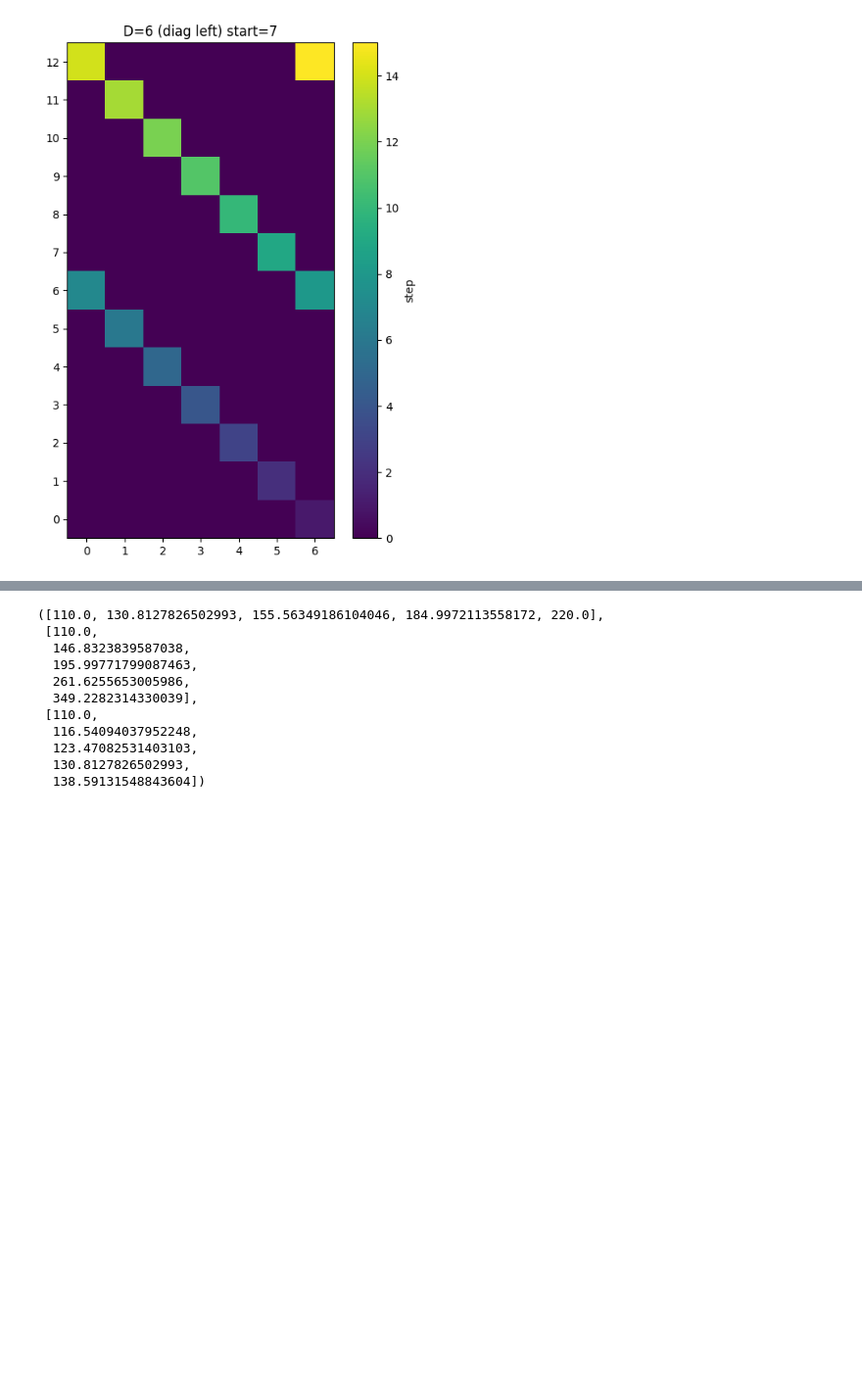
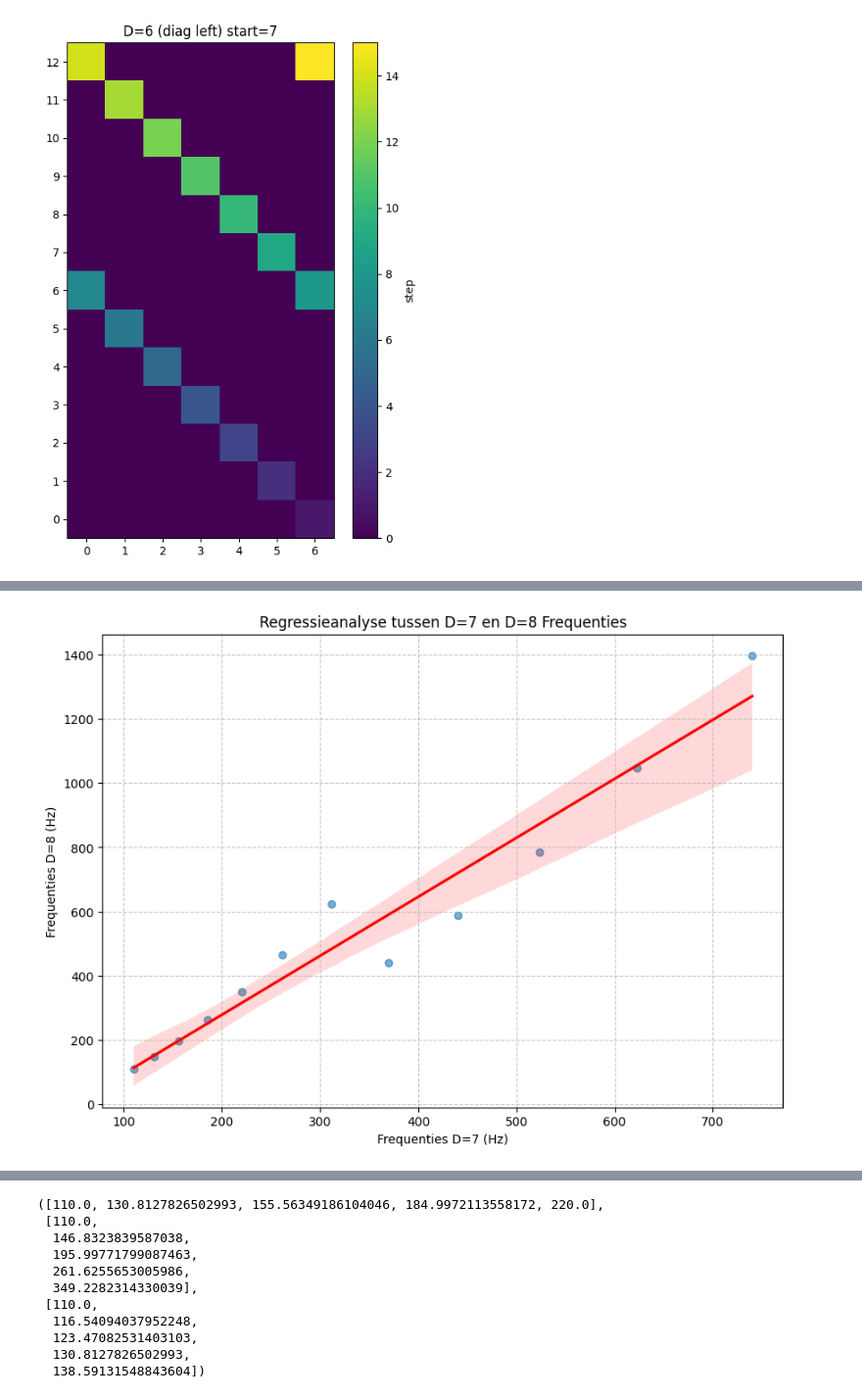
Before and after one commit to goija/vortexarcheologie_v72, a Jupyter notebook: ELSmapping.ipynb, the cells around one changed output, grey strips where cells are left out. Shown at 98% size. Drawn from its saved outputs; the diff is of its cells as text; code cells hidden in the pictures; blank space fills up the shorter version.

```diff
--- a/ELSmapping.ipynb
+++ b/ELSmapping.ipynb
@@ -87,0 +140,24 @@ plot_path(seq_D6, X, Y, "D=6 (diag left) start=7")
+# %%
+import seaborn as sns
+import matplotlib.pyplot as plt
+import pandas as pd
+
+# Om te zorgen dat beide lijsten even lang zijn voor de scatterplot,
+# zullen we de langste inkorten tot de lengte van de kortste.
+# In dit geval heeft freqs7 13 elementen en freqs8 12 elementen.
+min_len = min(len(freqs7), len(freqs8))
+
+data_for_regplot = pd.DataFrame({
+    'D=7 Frequencies': freqs7[:min_len],
+    'D=8 Frequencies': freqs8[:min_len]
+})
+
+plt.figure(figsize=(10, 7))
+sns.regplot(x='D=7 Frequencies', y='D=8 Frequencies', data=data_for_regplot, scatter_kws={'alpha':0.6}, line_kws={'color':'red'})
+plt.title('Regressieanalyse tussen D=7 en D=8 Frequenties')
+plt.xlabel('Frequenties D=7 (Hz)')
+plt.ylabel('Frequenties D=8 (Hz)')
+plt.grid(True, linestyle='--', alpha=0.7)
+plt.show()
+# %% [output]
+[figure, added]
```
Also changed, not shown: parts of 12 cells of this notebook.
